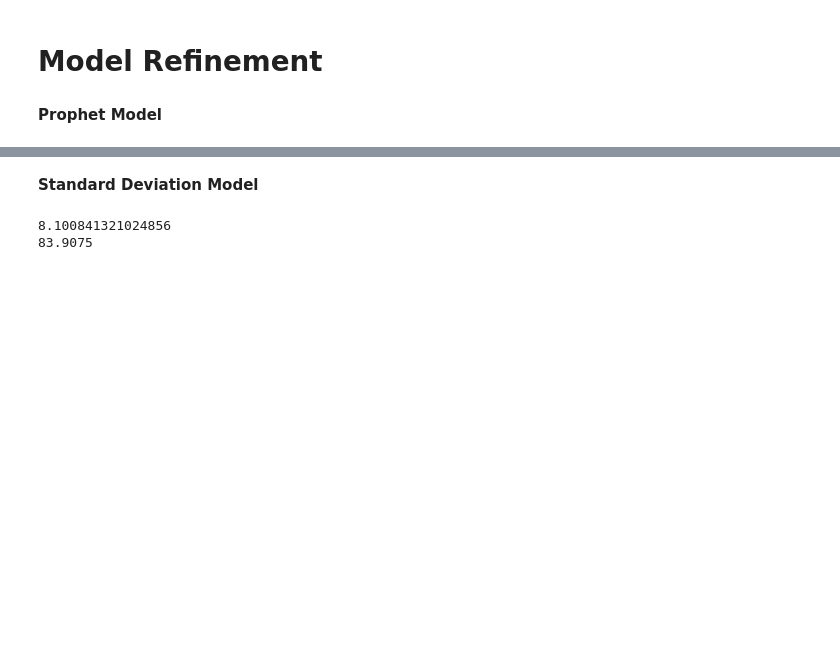
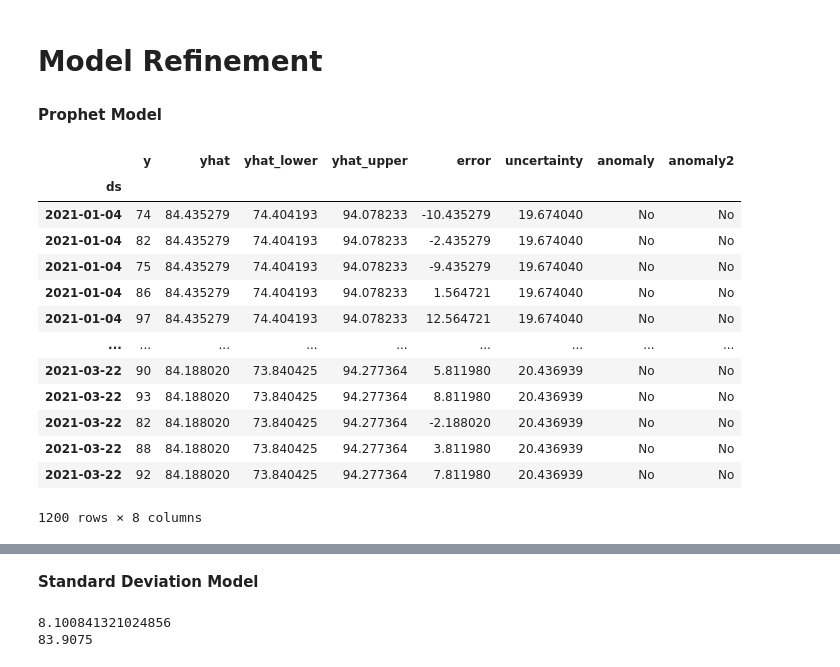
Before and after one commit to portex33/MScASDF, a Jupyter notebook: Scenario1.ipynb, the cells around one changed output, grey strips where cells are left out. Cells and saved outputs as stored; diff of their text form; code cells hidden in the pictures; blank space fills up the shorter version.

```diff
--- a/Scenario1.ipynb
+++ b/Scenario1.ipynb
@@ -335,5 +328,20 @@ fig.show()
 # %% [markdown]
 **Prophet Model**
 # %%
-results['anomaly'] = results.apply(lambda x: 'Yes' if(np.abs(x['error'])> 1.57 *  x['uncertainty']) else 'No',axis=1)
+results['anomaly'] = results.apply(lambda x: 'Yes' if(np.abs(x['error'])> 1.485 *  x['uncertainty']) else 'No',axis=1)
 results
+# %% [output]
+|  | y | yhat | yhat_lower | yhat_upper | error | uncertainty | anomaly | anomaly2 |
+| ds |  |  |  |  |  |  |  |  |
+| 2021-01-04 | 74 | 84.435279 | 74.404193 | 94.078233 | -10.435279 | 19.674040 | No | No |
+| 2021-01-04 | 82 | 84.435279 | 74.404193 | 94.078233 | -2.435279 | 19.674040 | No | No |
+| 2021-01-04 | 75 | 84.435279 | 74.404193 | 94.078233 | -9.435279 | 19.674040 | No | No |
+| 2021-01-04 | 86 | 84.435279 | 74.404193 | 94.078233 | 1.564721 | 19.674040 | No | No |
+| 2021-01-04 | 97 | 84.435279 | 74.404193 | 94.078233 | 12.564721 | 19.674040 | No | No |
+| ... | ... | ... | ... | ... | ... | ... | ... | ... |
+| 2021-03-22 | 90 | 84.188020 | 73.840425 | 94.277364 | 5.811980 | 20.436939 | No | No |
+| 2021-03-22 | 93 | 84.188020 | 73.840425 | 94.277364 | 8.811980 | 20.436939 | No | No |
+| 2021-03-22 | 82 | 84.188020 | 73.840425 | 94.277364 | -2.188020 | 20.436939 | No | No |
+| 2021-03-22 | 88 | 84.188020 | 73.840425 | 94.277364 | 3.811980 | 20.436939 | No | No |
+| 2021-03-22 | 92 | 84.188020 | 73.840425 | 94.277364 | 7.811980 | 20.436939 | No | No |
+1200 rows × 8 columns
```
Also changed, not shown: parts of 19 cells of this notebook.
